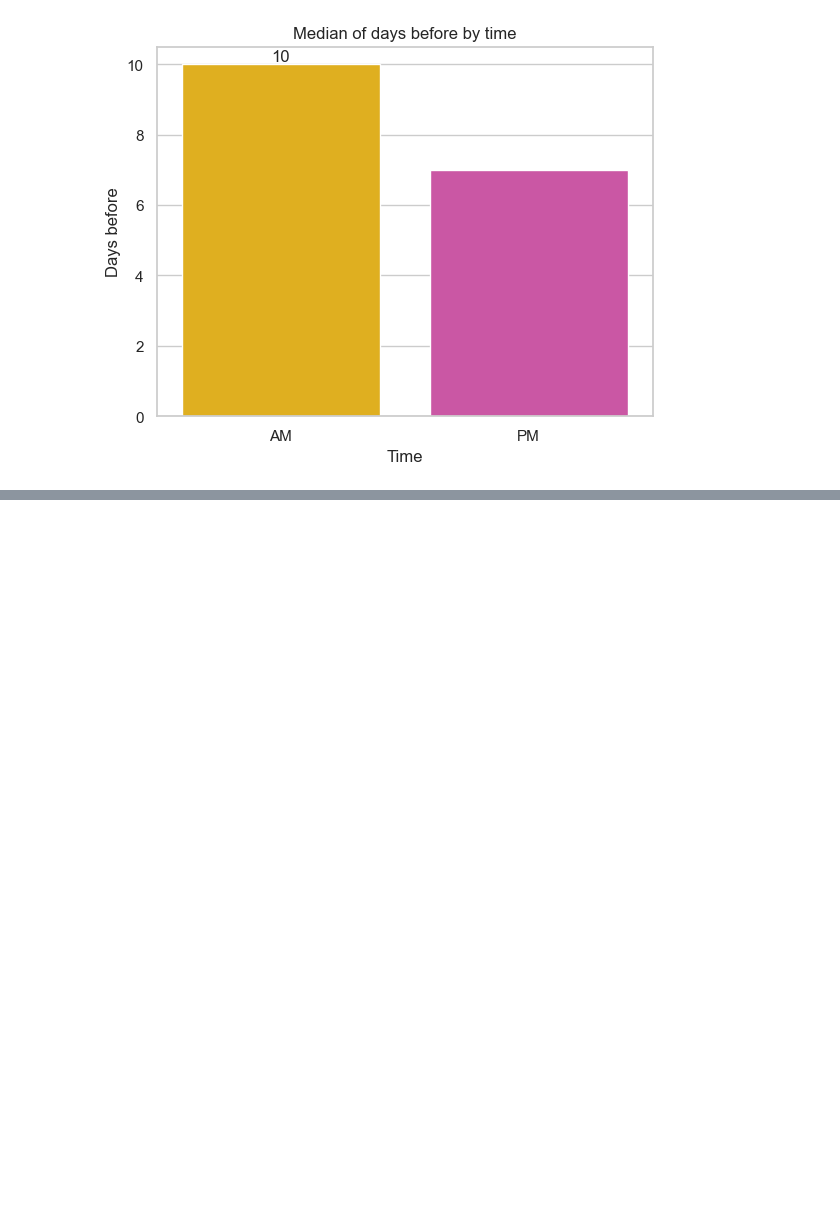
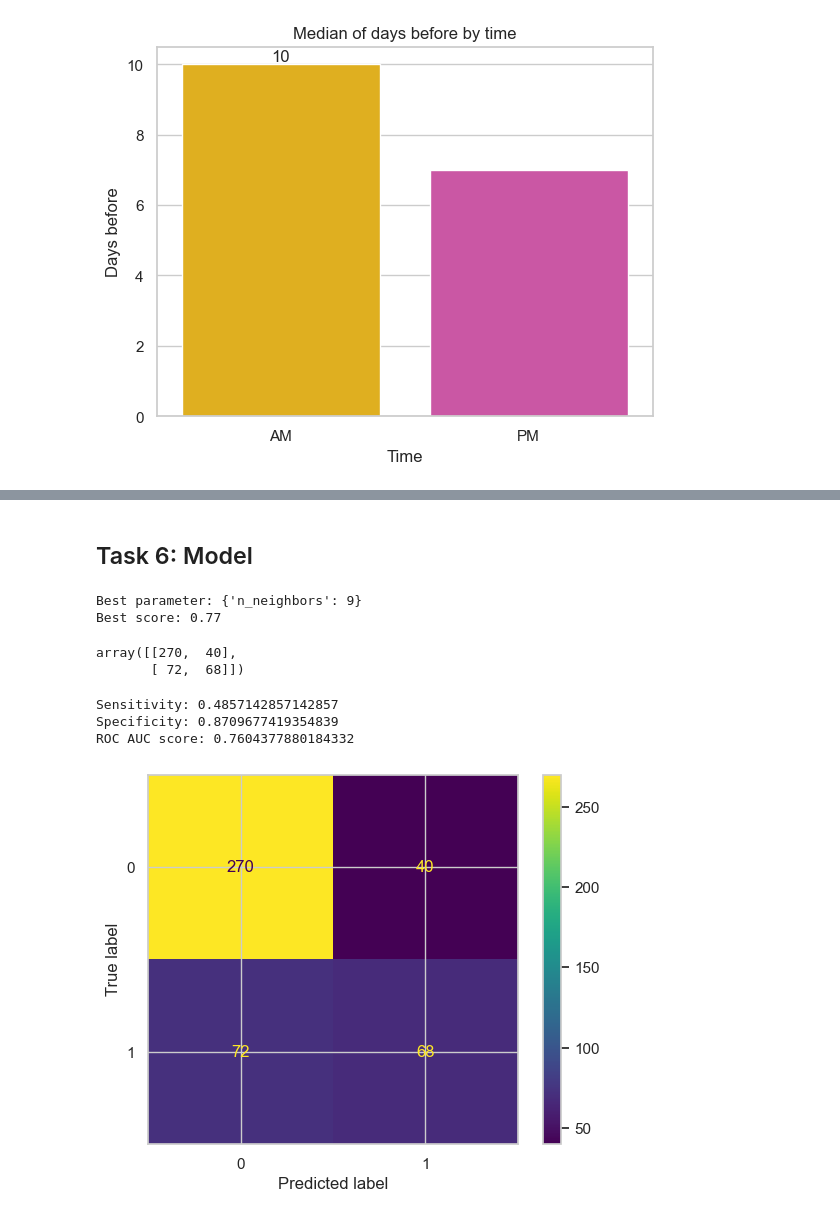
Before and after one commit to alejandro77palacios/fitness, a Jupyter notebook: analysis.ipynb, the cells around one changed output, grey strips where cells are left out. Saved outputs shown, nothing was run; the diff lists cells and outputs as text; code cells hidden in the pictures; blank space fills up the shorter version.

Commit message:
Add the data modelling section

```diff
--- a/analysis.ipynb
+++ b/analysis.ipynb
@@ -432,0 +456,3 @@ plot_before_time.set(xlabel=plot_name['time'],
+# %%
+features = pd.get_dummies(features, drop_first=True, dtype='int')
+features
@@ -432,0 +473,3 @@ plot_before_time.set(xlabel=plot_name['time'],
+# %%
+target = fitness['attended'].replace({'Yes': 1, 'No': 0}).astype('int')
+target
@@ -432,0 +489,35 @@ plot_before_time.set(xlabel=plot_name['time'],
+# %%
+seed = 1
+X = features.values
+y = target.values
+X_train, X_test, y_train, y_test = train_test_split(X, y, test_size=0.3, random_state=seed)
+kf = KFold(n_splits=10, random_state=seed, shuffle=True)
+# %% [markdown]
+## Task 6: Model
+# %%
+param_grid = {'n_neighbors': range(1, 10)}
+knearest = KNeighborsClassifier()
+cv = GridSearchCV(knearest, param_grid, cv=kf, scoring='roc_auc')
+cv.fit(X_train, y_train)
+print(f'Best parameter: {cv.best_params_}')
+print(f'Best score: {cv.best_score_:0.2f}')
+best_knearest = cv.best_estimator_
+predictions = best_knearest.predict(X_test)
+confusion = confusion_matrix(y_test, predictions)
+confusion
+# %% [output]
+Best parameter: {'n_neighbors': 9}
+Best score: 0.77
+array([[270,  40],
+       [ 72,  68]])
+# %%
+disp = ConfusionMatrixDisplay(confusion_matrix=confusion, display_labels = best_knearest.classes_)
+disp.plot()
+show_sensitivity(confusion)
+show_specificity(confusion)
+show_roc_score(best_knearest, X_test, y_test)
+# %% [output]
+Sensitivity: 0.4857142857142857
+Specificity: 0.8709677419354839
+ROC AUC score: 0.7604377880184332
+[figure, added]
```
Also changed, not shown: parts of 10 cells of this notebook.
